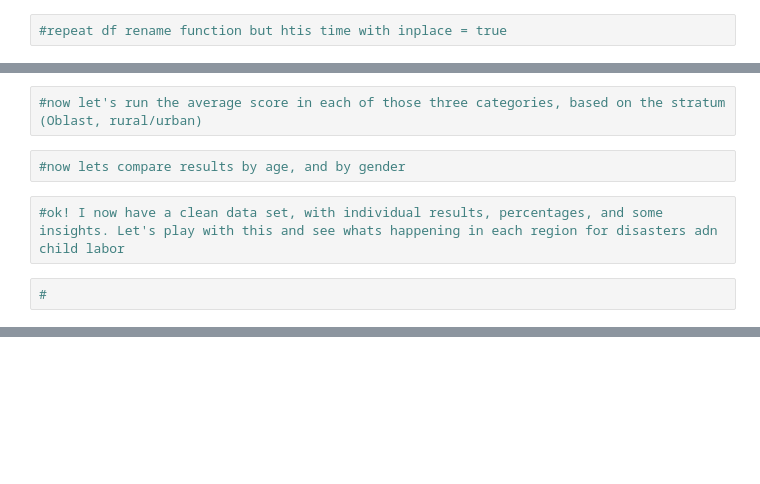
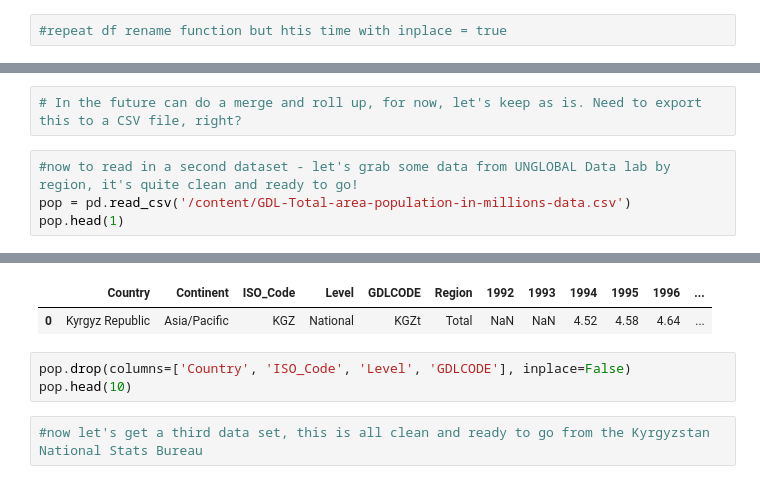
Before and after one commit to Jonchyk/Datamgmt, a Jupyter notebook: PS1.ipynb, the cells around one changed output, grey strips where cells are left out. Saved outputs shown, nothing was run; the diff lists cells and outputs as text; blank space fills up the shorter version.

```diff
--- a/PS1.ipynb
+++ b/PS1.ipynb
@@ -273,8 +269,7 @@ Warning: Total number of columns (228) exceeds max_columns (20). Falling back to
-# %%
-#now let's run the average score in each of those three categories, based on the stratum (Oblast, rural/urban)
-# %%
-#now lets compare results by age, and by gender
-# %%
-#ok! I now have a clean data set, with individual results, percentages, and some insights. Let's play with this and see whats happening in each region for disasters adn child labor
-# %%
-#
+# %%
+# In the future can do a merge and roll up, for now, let's keep as is. Need to export this to a CSV file, right?
+# %%
+#now to read in a second dataset - let's grab some data from UNGLOBAL Data lab by region, it's quite clean and ready to go!
+pop = pd.read_csv('/content/GDL-Total-area-population-in-millions-data.csv')
+pop.head(1)
+# %% [output]
@@ -280,0 +277,7 @@ Warning: Total number of columns (228) exceeds max_columns (20). Falling back to
+|  | Country | Continent | ISO_Code | Level | GDLCODE | Region | 1992 | 1993 | 1994 | 1995 | 1996 | ... |
+| 0 | Kyrgyz Republic | Asia/Pacific | KGZ | National | KGZt | Total | NaN | NaN | 4.52 | 4.58 | 4.64 | ... |
+# %%
+pop.drop(columns=['Country', 'ISO_Code', 'Level', 'GDLCODE'], inplace=False)
+pop.head(10)
+# %%
+#now let's get a third data set, this is all clean and ready to go from the Kyrgyzstan National Stats Bureau
```
Also changed, not shown: parts of 6 cells of this notebook.
